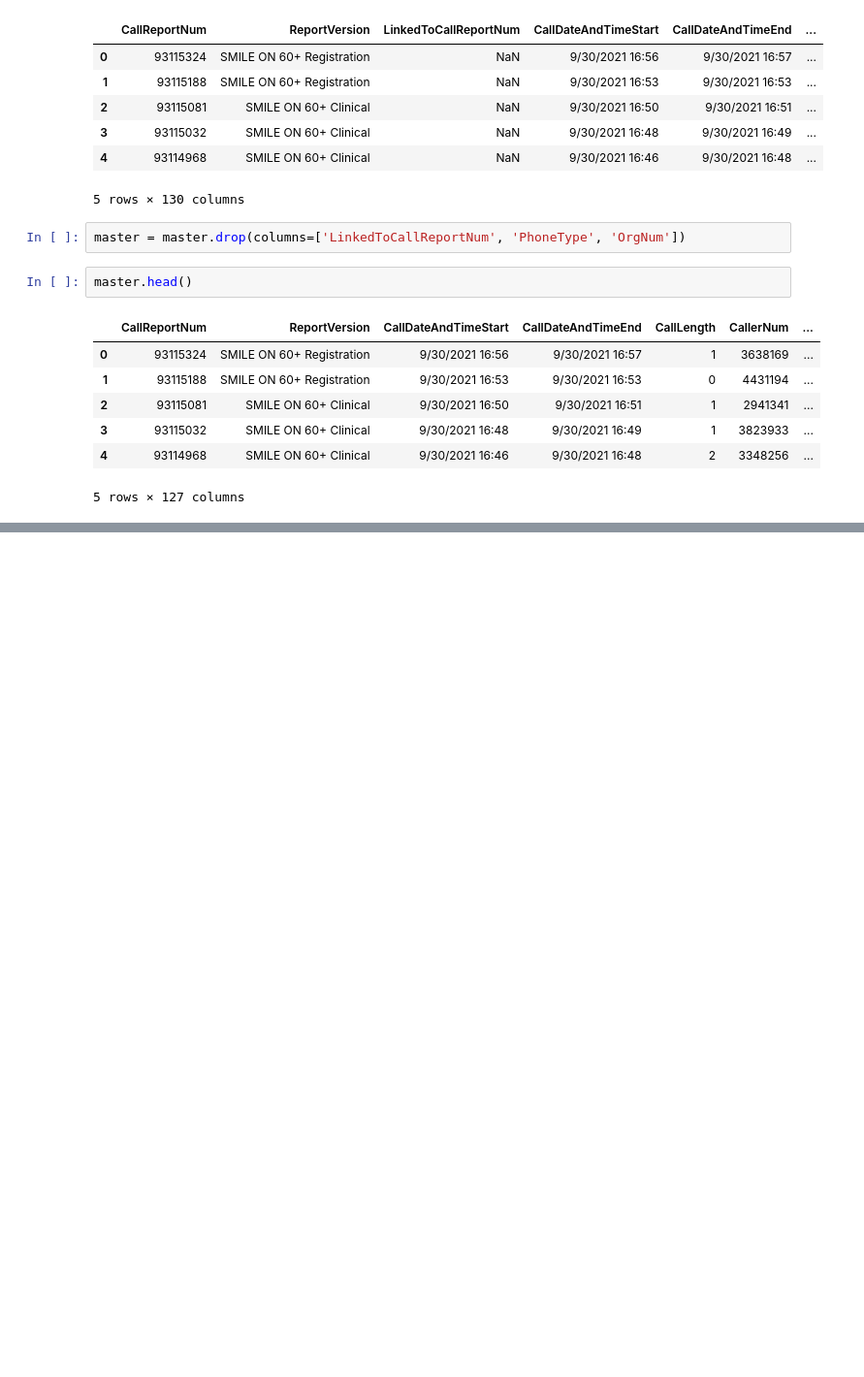
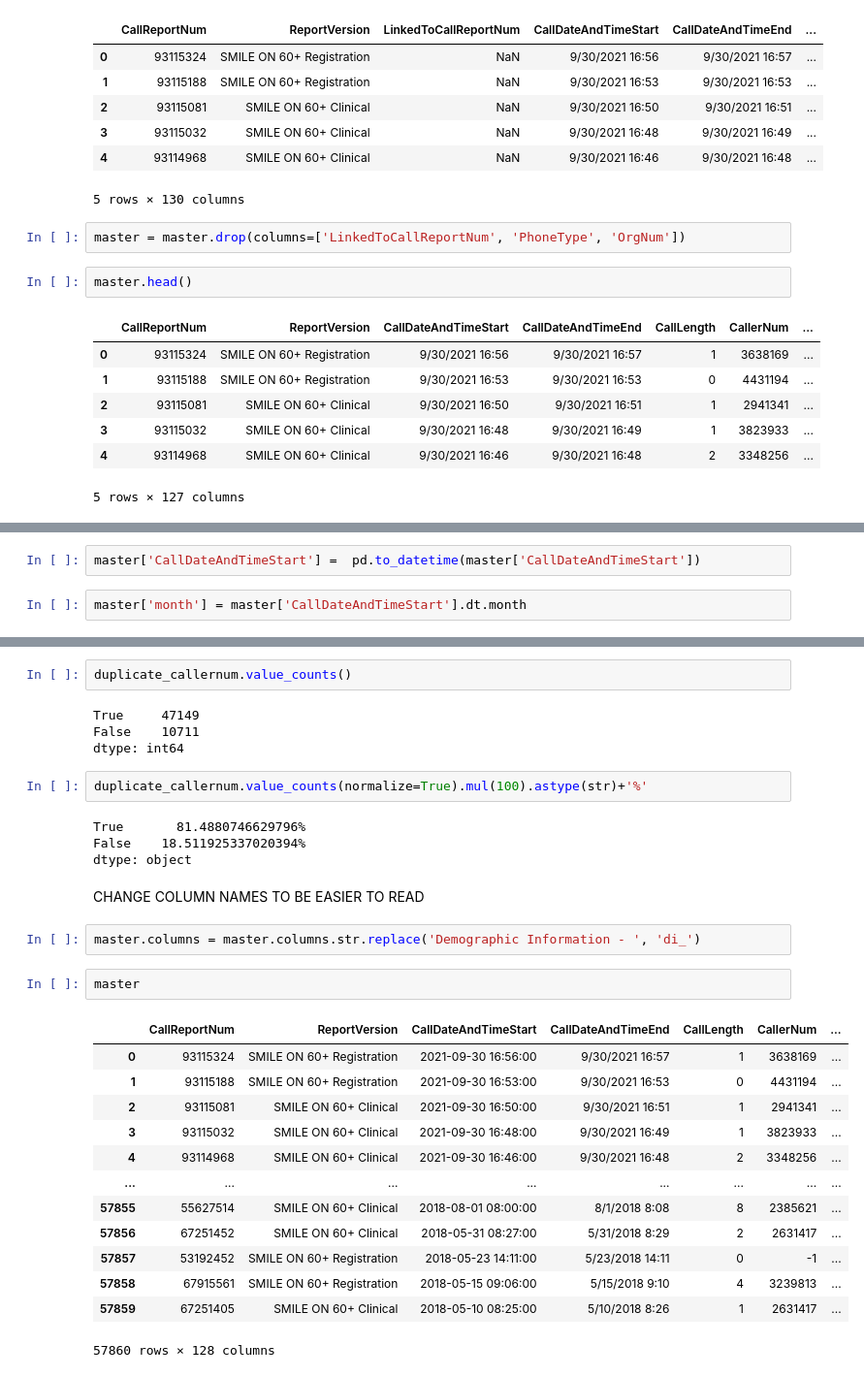
Before and after one commit to Jmiah789/smile-on-get_tootha_choppa, a Jupyter notebook: notebooks/1_cleanup.ipynb, the cells around one changed output, grey strips where cells are left out. Shown at 97% size. Cells and saved outputs as stored; diff of their text form; blank space fills up the shorter version.

```diff
--- a/notebooks/1_cleanup.ipynb
+++ b/notebooks/1_cleanup.ipynb
@@ -39,0 +58,4 @@ master.head()
+# %%
+master['CallDateAndTimeStart'] =  pd.to_datetime(master['CallDateAndTimeStart'])
+# %%
+master['month'] = master['CallDateAndTimeStart'].dt.month
@@ -39,0 +155,32 @@ master.head()
+# %%
+duplicate_callernum.value_counts()
+# %% [output]
+True     47149
+False    10711
+dtype: int64
+# %%
+duplicate_callernum.value_counts(normalize=True).mul(100).astype(str)+'%'
+# %% [output]
+True       81.4880746629796%
+False    18.511925337020394%
+dtype: object
+# %% [markdown]
+CHANGE COLUMN NAMES TO BE EASIER TO READ
+# %%
+master.columns = master.columns.str.replace('Demographic Information - ', 'di_')
+# %%
+master
+# %% [output]
+|  | CallReportNum | ReportVersion | CallDateAndTimeStart | CallDateAndTimeEnd | CallLength | CallerNum | ... |
+| 0 | 93115324 | SMILE ON 60+ Registration | 2021-09-30 16:56:00 | 9/30/2021 16:57 | 1 | 3638169 | ... |
+| 1 | 93115188 | SMILE ON 60+ Registration | 2021-09-30 16:53:00 | 9/30/2021 16:53 | 0 | 4431194 | ... |
+| 2 | 93115081 | SMILE ON 60+ Clinical | 2021-09-30 16:50:00 | 9/30/2021 16:51 | 1 | 2941341 | ... |
+| 3 | 93115032 | SMILE ON 60+ Clinical | 2021-09-30 16:48:00 | 9/30/2021 16:49 | 1 | 3823933 | ... |
+| 4 | 93114968 | SMILE ON 60+ Clinical | 2021-09-30 16:46:00 | 9/30/2021 16:48 | 2 | 3348256 | ... |
+| ... | ... | ... | ... | ... | ... | ... | ... |
+| 57855 | 55627514 | SMILE ON 60+ Clinical | 2018-08-01 08:00:00 | 8/1/2018 8:08 | 8 | 2385621 | ... |
+| 57856 | 67251452 | SMILE ON 60+ Clinical | 2018-05-31 08:27:00 | 5/31/2018 8:29 | 2 | 2631417 | ... |
+| 57857 | 53192452 | SMILE ON 60+ Registration | 2018-05-23 14:11:00 | 5/23/2018 14:11 | 0 | -1 | ... |
+| 57858 | 67915561 | SMILE ON 60+ Registration | 2018-05-15 09:06:00 | 5/15/2018 9:10 | 4 | 3239813 | ... |
+| 57859 | 67251405 | SMILE ON 60+ Clinical | 2018-05-10 08:25:00 | 5/10/2018 8:26 | 1 | 2631417 | ... |
+57860 rows × 128 columns
```
Also changed, not shown: parts of 19 cells of this notebook.
